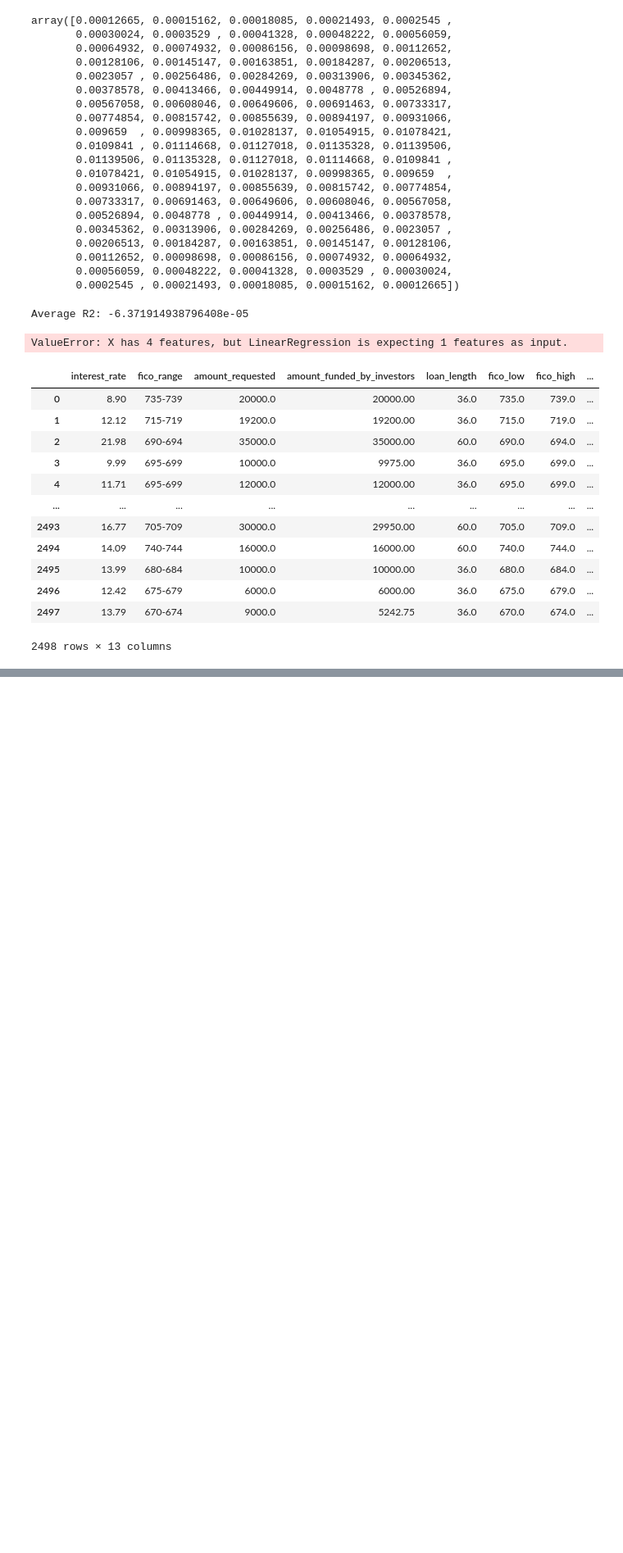
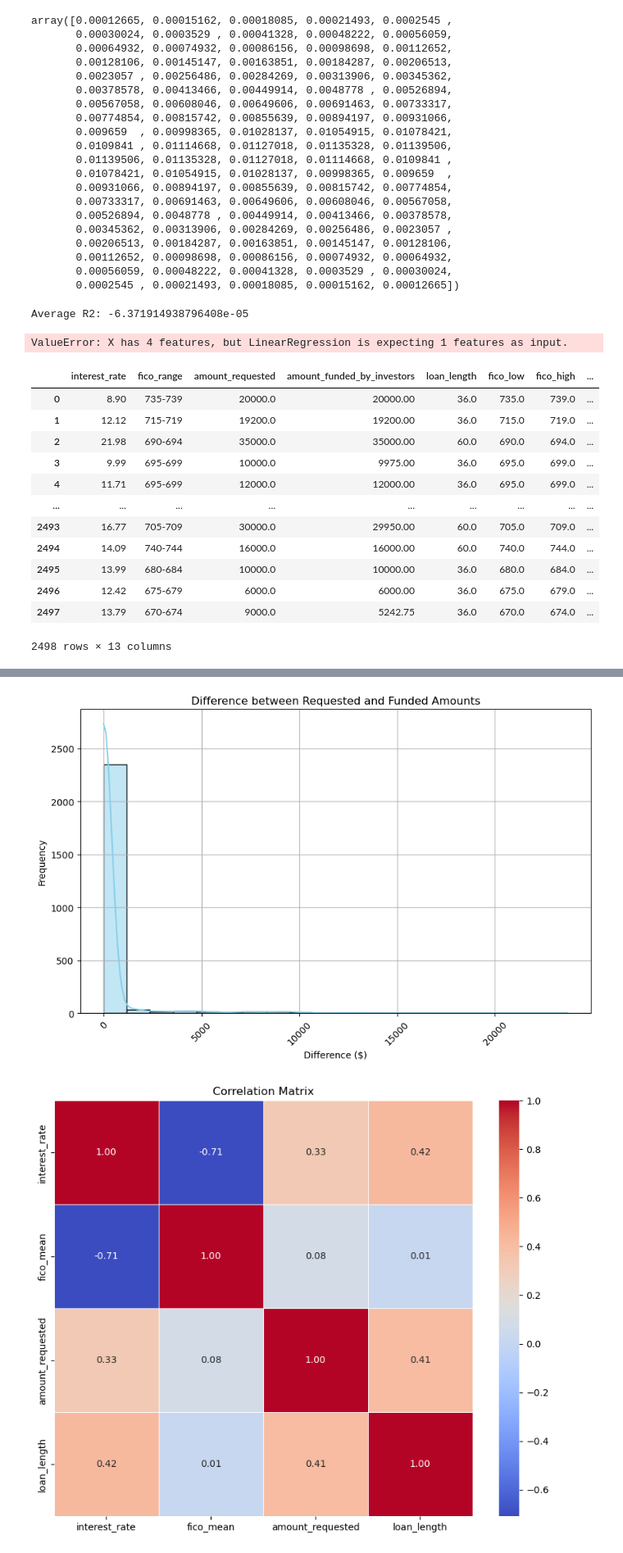
Before and after one commit to OKI300MER/interest_rate, a Jupyter notebook: interest_rate.ipynb, the cells around one changed output, grey strips where cells are left out. Shown at 82% size. Saved outputs shown, nothing was run; the diff lists cells and outputs as text; code cells hidden in the pictures; blank space fills up the shorter version.

```diff
--- a/interest_rate.ipynb
+++ b/interest_rate.ipynb
@@ -286,0 +376,19 @@ bank_data
+# %%
+bank_data['funded_diff'] = bank_data['amount_requested'] - bank_data['amount_funded_by_investors']
+plt.figure(figsize=(10, 6))
+sns.histplot(data=bank_data['funded_diff'], bins=20, kde=True, color='skyblue', edgecolor='black')
+plt.title('Difference between Requested and Funded Amounts')
+plt.xlabel('Difference ($)')
+plt.xticks(rotation=45)
+plt.ylabel('Frequency')
+plt.grid(True)
+plt.show()
+
+correlation_matrix = bank_data[['interest_rate', 'fico_mean', 'amount_requested', 'loan_length']].corr()
+plt.figure(figsize=(10, 8))
+sns.heatmap(correlation_matrix, annot=True, cmap='coolwarm', fmt=".2f", linewidths=.5)
+plt.title('Correlation Matrix')
+plt.show()
+# %% [output]
+[figure, added]
+[figure, added]
```
Also changed, not shown: parts of 7 cells of this notebook.
